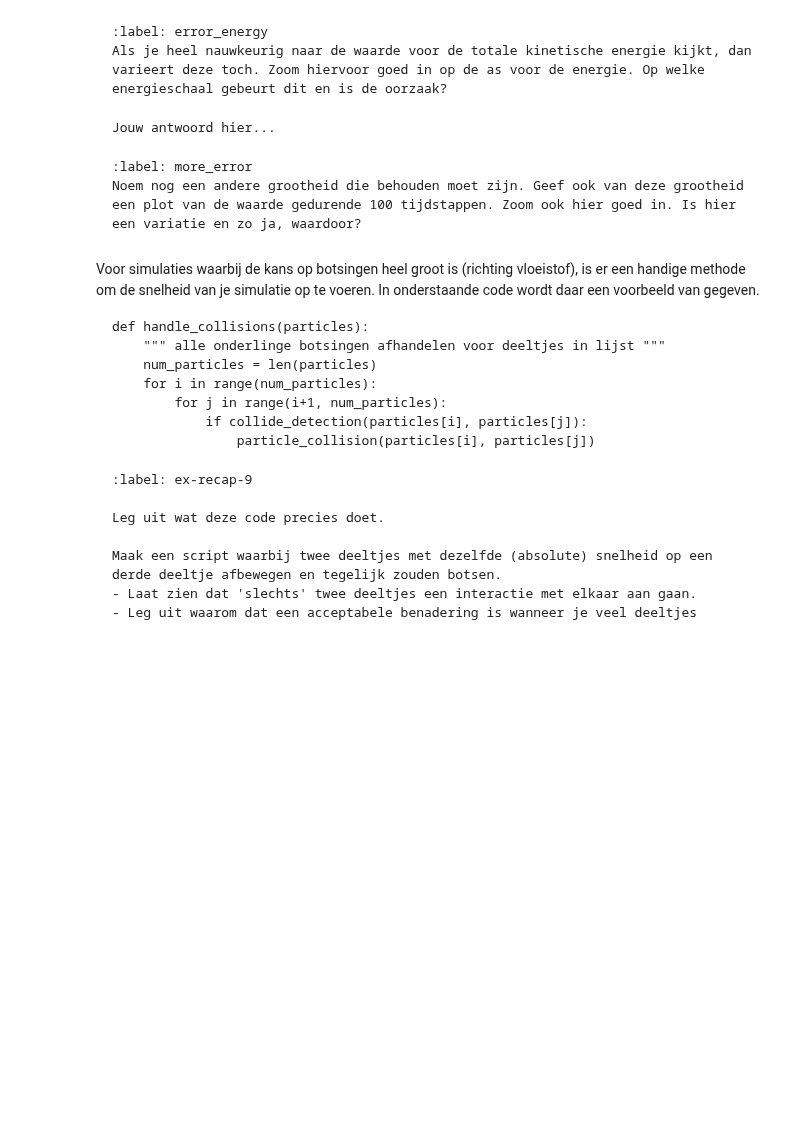
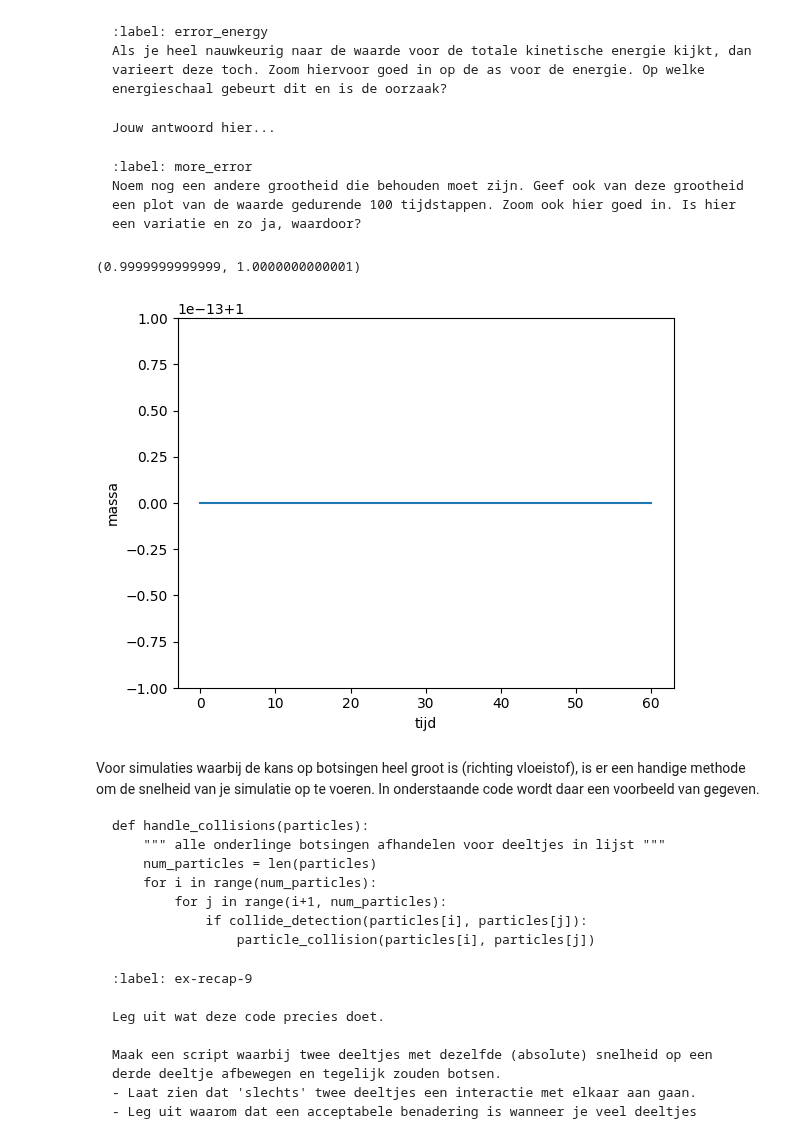
Before and after one commit to arenmeghdadi/314159265358979323846264338, a Jupyter notebook: Content/PySim/3_recap.ipynb, the cells around one changed output. Cells and saved outputs as stored; diff of their text form; code cells hidden in the pictures; blank space fills up the shorter version.

````diff
--- a/Content/PySim/3_recap.ipynb
+++ b/Content/PySim/3_recap.ipynb
@@ -314,7 +335,16 @@ Jouw antwoord hier...
 Noem nog een andere grootheid die behouden moet zijn. Geef ook van deze grootheid een plot van de waarde gedurende 100 tijdstappen. Zoom ook hier goed in. Is hier een variatie en zo ja, waardoor?
 ```
 # %%
-#your code/answer
+massa = np.array([p.m for p in particles])
+plt.plot(tijd, massa)
+plt.xlabel('tijd')
+plt.ylabel('massa')
+plt.ylim(0.9999999999999, 1.0000000000001)
+
+#er is geen variatie maar ik denk dat dat fout is.
+# %% [output]
+(0.9999999999999, 1.0000000000001)
+[figure, added]
 # %% [markdown]
 
 Voor simulaties waarbij de kans op botsingen heel groot is (richting vloeistof), is er een handige methode om de snelheid van je simulatie op te voeren.
````
Also changed, not shown: parts of 5 cells of this notebook, 1 other file.
